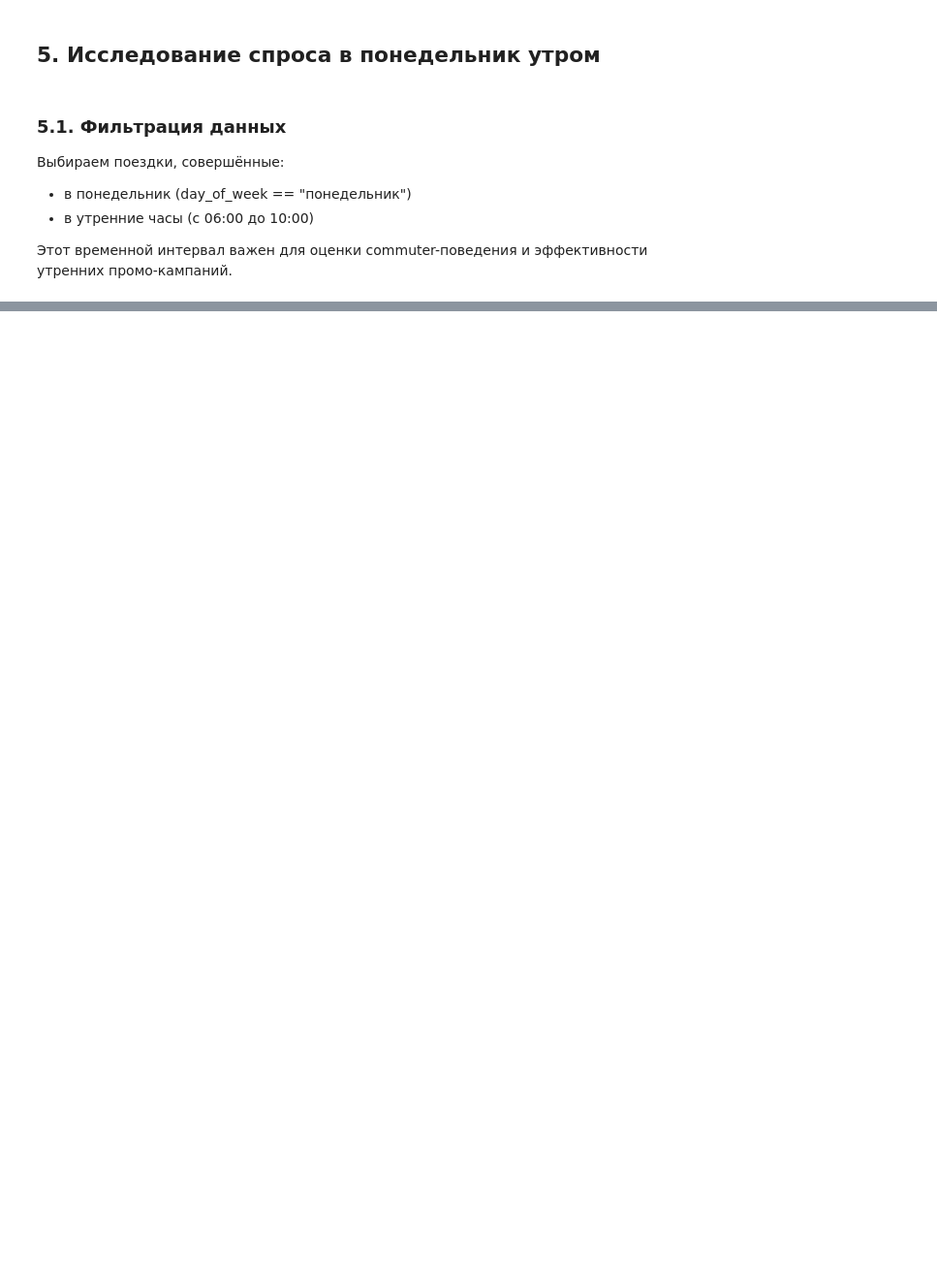
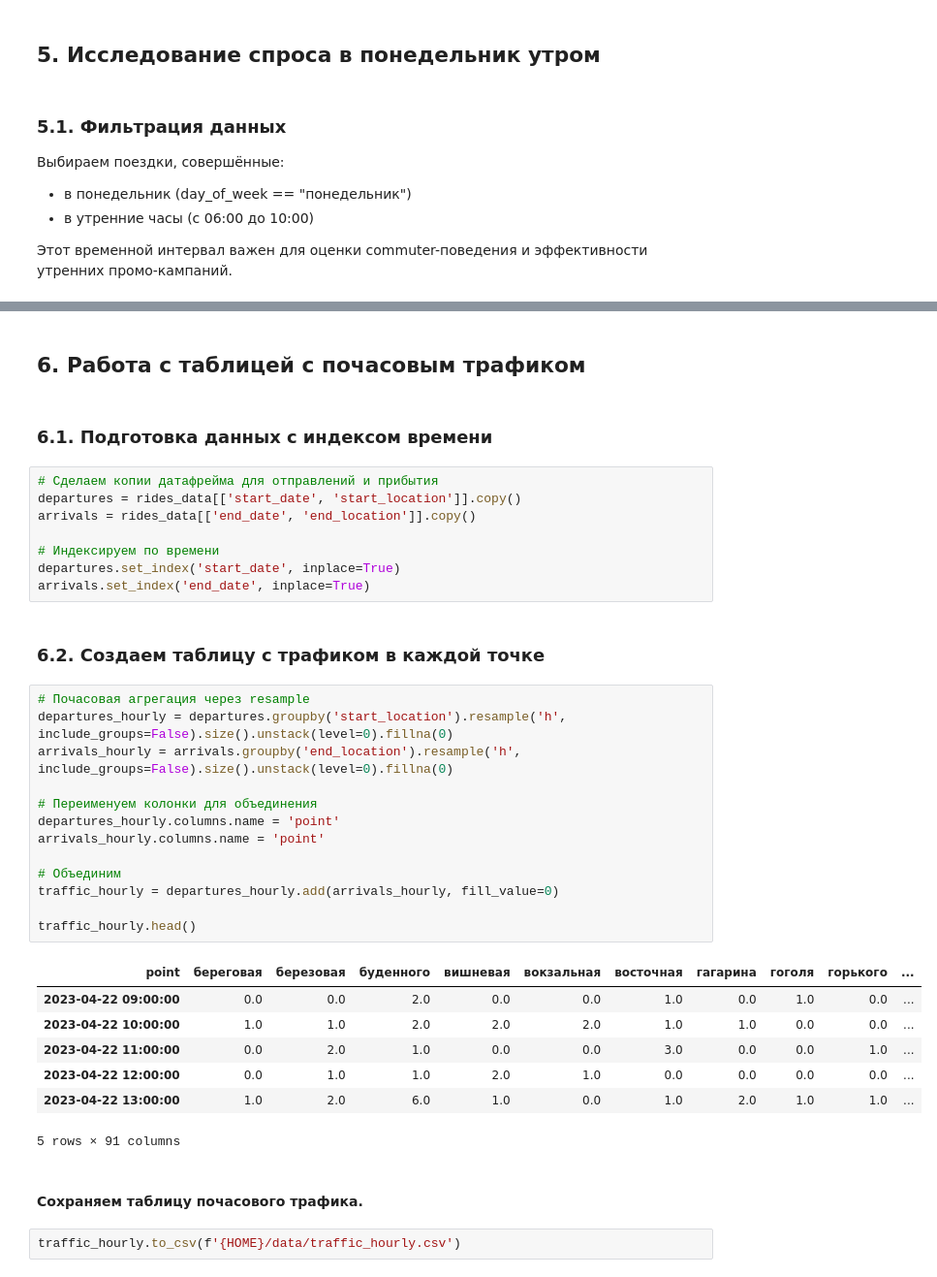
Before and after one commit to fIIame/scooter_sharing_analysis, a Jupyter notebook: notebooks/EDA.ipynb, the cells around one changed output, grey strips where cells are left out. Shown at 97% size. Drawn from its saved outputs; the diff is of its cells as text; blank space fills up the shorter version.

Commit message:
feat: осмотрены погодные данные и добавлен блок с почасовым трафиком

```diff
--- a/notebooks/EDA.ipynb
+++ b/notebooks/EDA.ipynb
@@ -251,0 +292,39 @@ else:
+# %% [markdown]
+## 6. Работа с таблицей с почасовым трафиком
+# %% [markdown]
+### 6.1. Подготовка данных с индексом времени
+# %%
+# Сделаем копии датафрейма для отправлений и прибытия
+departures = rides_data[['start_date', 'start_location']].copy()
+arrivals = rides_data[['end_date', 'end_location']].copy()
+
+# Индексируем по времени
+departures.set_index('start_date', inplace=True)
+arrivals.set_index('end_date', inplace=True)
+# %% [markdown]
+### 6.2. Создаем таблицу с трафиком в каждой точке
+# %%
+# Почасовая агрегация через resample
+departures_hourly = departures.groupby('start_location').resample('h', include_groups=False).size().unstack(level=0).fillna(0)
+arrivals_hourly = arrivals.groupby('end_location').resample('h', include_groups=False).size().unstack(level=0).fillna(0)
+
+# Переименуем колонки для объединения
+departures_hourly.columns.name = 'point'
+arrivals_hourly.columns.name = 'point'
+
+# Объединим
+traffic_hourly = departures_hourly.add(arrivals_hourly, fill_value=0)
+
+traffic_hourly.head()
+# %% [output]
+| point | береговая | березовая | буденного | вишневая | вокзальная | восточная | гагарина | гоголя | горького | ... |
+| 2023-04-22 09:00:00 | 0.0 | 0.0 | 2.0 | 0.0 | 0.0 | 1.0 | 0.0 | 1.0 | 0.0 | ... |
+| 2023-04-22 10:00:00 | 1.0 | 1.0 | 2.0 | 2.0 | 2.0 | 1.0 | 1.0 | 0.0 | 0.0 | ... |
+| 2023-04-22 11:00:00 | 0.0 | 2.0 | 1.0 | 0.0 | 0.0 | 3.0 | 0.0 | 0.0 | 1.0 | ... |
+| 2023-04-22 12:00:00 | 0.0 | 1.0 | 1.0 | 2.0 | 1.0 | 0.0 | 0.0 | 0.0 | 0.0 | ... |
+| 2023-04-22 13:00:00 | 1.0 | 2.0 | 6.0 | 1.0 | 0.0 | 1.0 | 2.0 | 1.0 | 1.0 | ... |
+5 rows × 91 columns
+# %% [markdown]
+#### Сохраняем таблицу почасового трафика.
+# %%
+traffic_hourly.to_csv(f'{HOME}/data/traffic_hourly.csv')
```
Also changed, not shown: parts of 41 cells of this notebook.
